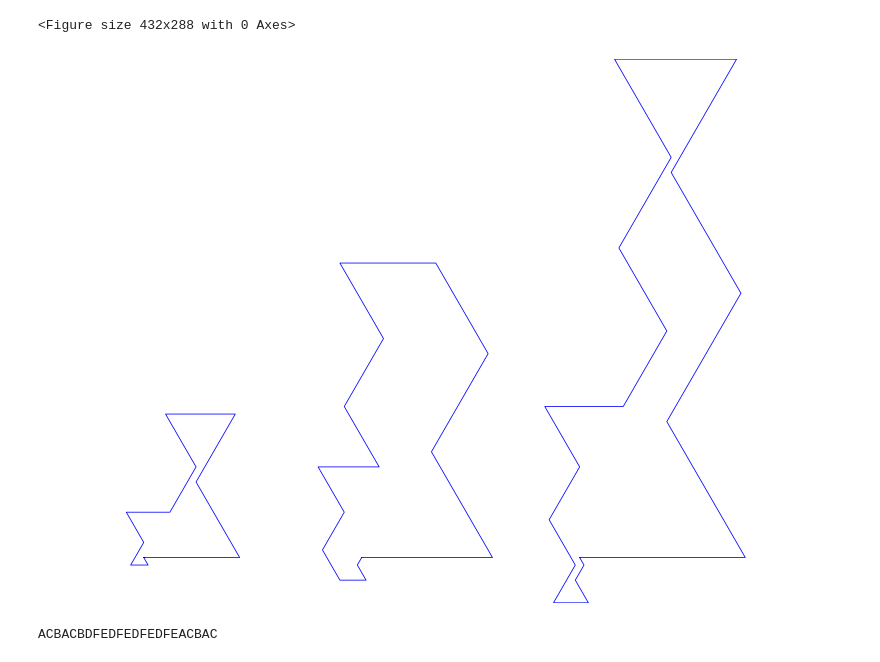
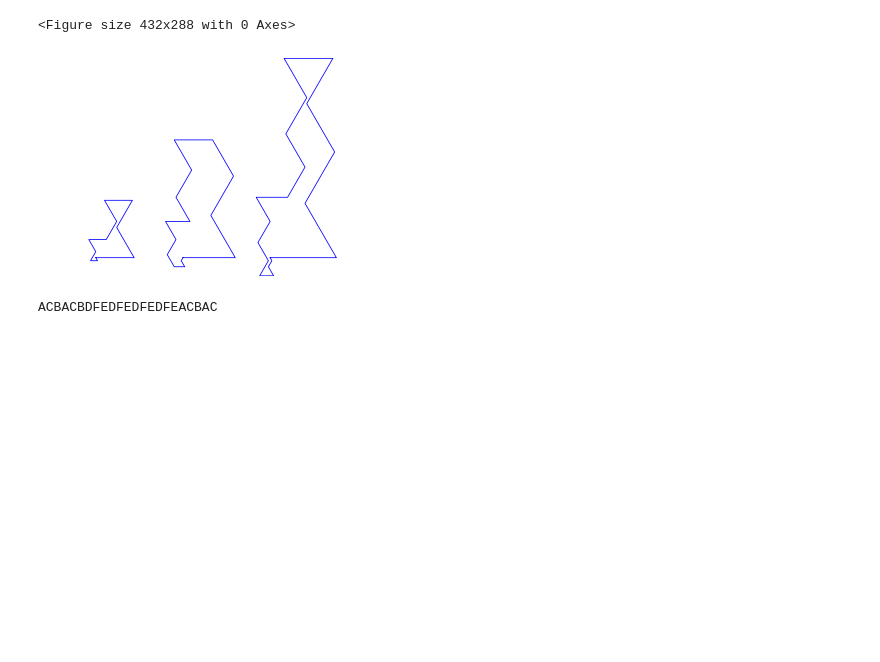
Before and after one commit to kapsitis/polimondi, a Jupyter notebook: polyforms/docs/inductive-step6.ipynb, the cells around one changed output. Cells and saved outputs as stored; diff of their text form; code cells hidden in the pictures; blank space fills up the shorter version.

```diff
--- a/polyforms/docs/inductive-step6.ipynb
+++ b/polyforms/docs/inductive-step6.ipynb
@@ -1,23 +1,21 @@
 # %%
 from polyforms.draw_scene import *
 from polyforms.perfect_seq import *
 from polyforms.poly_geometry import PolyGeometry
 from polyforms.point_tg import *
 import numpy as np
 
 TH = np.sqrt(3)/2
 storage = PerfectSeq()
 
 myseq = storage.get_sequence('SEQ_4_3_A')
 scene = DrawScene(-4, -8, 80, 80, '#999999', 'solid', 0.25)
-scene.draw_seq(myseq[0], 'b', [0.0,0.0])
-scene.draw_seq(myseq[1], 'b', [25.0,0.0])
-scene.draw_seq(myseq[2], 'b', [50.0,0.0])
-
-scene.set_size_in(14,10)
+scene.draw_seq('p0', myseq[0], 'b', [0.0,0.0])
+scene.draw_seq('p1', myseq[1], 'b', [25.0,0.0])
+scene.draw_seq('p2', myseq[2], 'b', [50.0,0.0])
 # %% [output]
 <Figure size 432x288 with 0 Axes>
-[figure, old version]
+[figure, new version]
 # %%
 from polyforms.draw_scene import *
 from polyforms.perfect_seq import *
```
Also changed, not shown: parts of 2 cells of this notebook, 5 other files.
